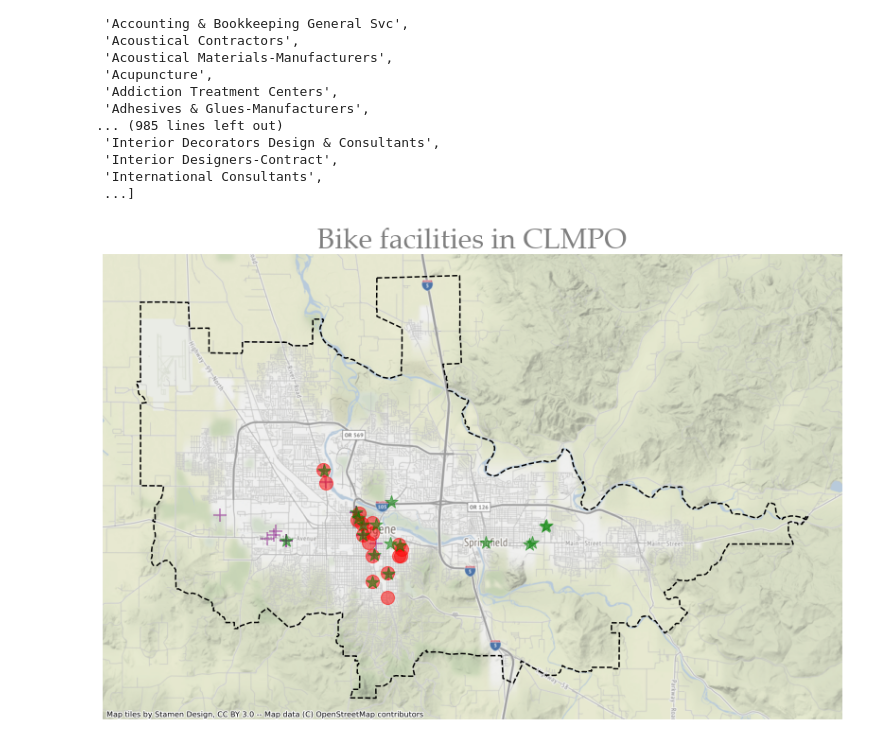
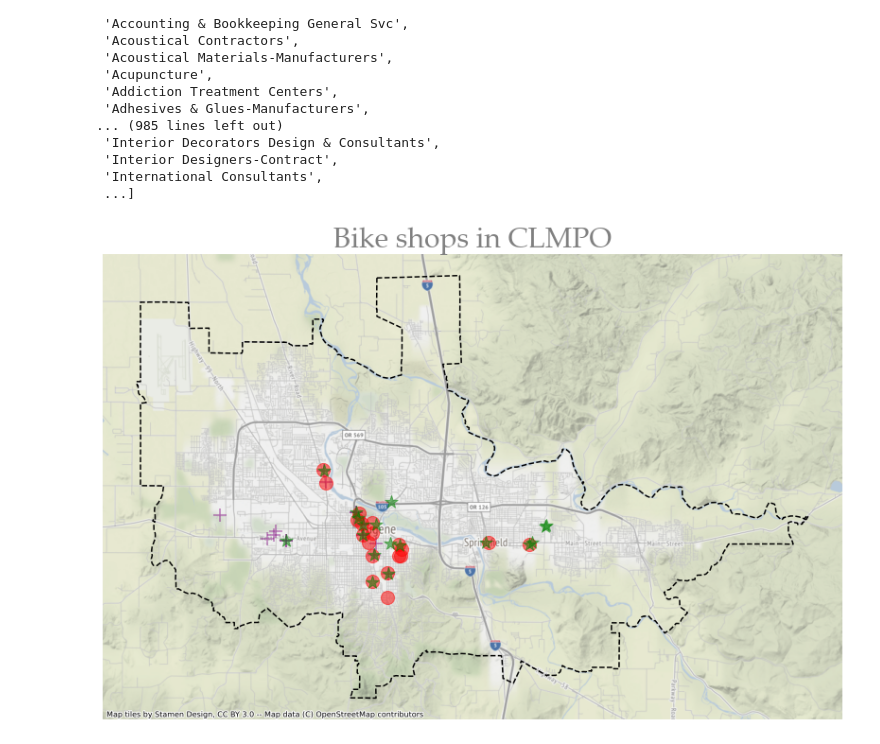
Before and after one commit to dongmeic/BikeCounting, a Jupyter notebook: BikeMap/BikeShops.ipynb, the cells around one changed output. Cells and saved outputs as stored; diff of their text form; code cells hidden in the pictures.

Commit message:
confirmed on bike shops data

```diff
--- a/BikeMap/BikeShops.ipynb
+++ b/BikeMap/BikeShops.ipynb
@@ -19,6 +19,8 @@ bikeways.head()
 | 4 | 2 | Fox Hollow | Bike Route | Built | LCOG | LINESTRING (4240496.355 857938.48... |
 # %%
 eugbikeshops = RD.readEugeneBikeShops()
+# %%
+lensbikeshops = RD.readLensBikeShops()
 # %%
 bikestores = RD.readBikeStores()
 # %%
@@ -49,6 +51,8 @@ bikeways.crs = "EPSG:2914"
 bikeways = bikeways.to_crs(epsg=3857)
 # %%
 eugbikeshops = eugbikeshops.to_crs(epsg=3857)
+# %%
+lensbikeshops = lensbikeshops.to_crs(epsg=3857)
 # %%
 bikestores = bikestores.to_crs(epsg=3857)
 # %%
@@ -102,13 +106,14 @@ BikeBusiness = gpd.clip(BikeBusiness, MPObd)
 # %%
 fig, ax = plt.subplots(figsize=(14, 12))
 MPObd.plot(ax=ax, facecolor="none", edgecolor="black", linestyle='--', linewidth = 1.5, aspect=1)
 #bikeways.plot(ax=ax, color='blue', linewidth = 0.5, aspect=1)
 BikeBusiness.plot(ax=ax, marker='+', markersize=200, color='purple', alpha=.5, aspect=1)
 eugbikeshops.plot(ax=ax, marker='o', markersize=200, color='red', alpha=.5, aspect=1)
+lensbikeshops.plot(ax=ax, marker='o', markersize=200, color='red', alpha=.5, aspect=1)
 bikestores.plot(ax=ax, marker='*', markersize=200, color='green', alpha=.5, aspect=1)
 ctx.add_basemap(ax, alpha = 0.7)
-plt.title("Bike facilities in CLMPO", fontsize=30, fontname="Palatino Linotype",
+plt.title("Bike shops in CLMPO", fontsize=30, fontname="Palatino Linotype",
           color="grey")
 ax.axis("off");
 # %% [output]
-[figure, old version]
+[figure, new version]
```
Also changed, not shown: 2 other files.
